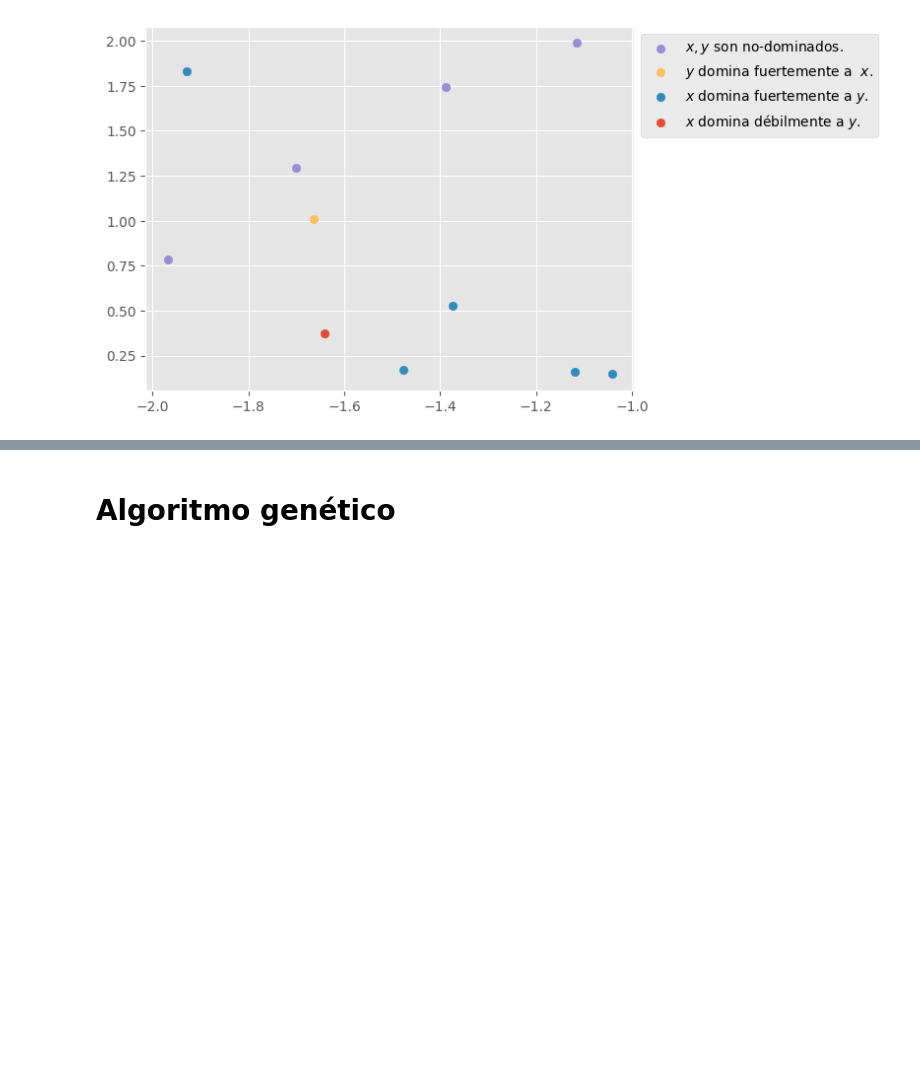
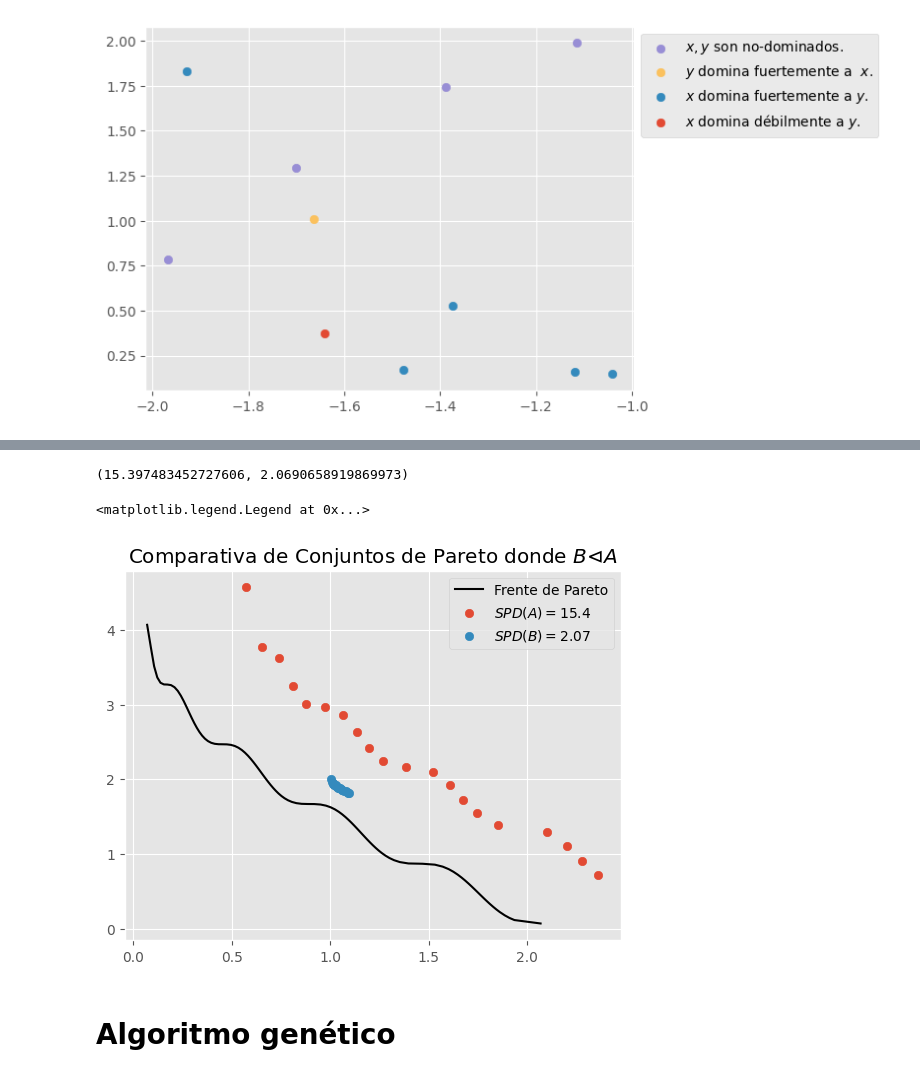
Before and after one commit to linear-regret/Tesis-Latex-LCD, a Jupyter notebook: generando_imgs_tesis.ipynb, the cells around one changed output, grey strips where cells are left out. Saved outputs shown, nothing was run; the diff lists cells and outputs as text; code cells hidden in the pictures; blank space fills up the shorter version.

```diff
--- a/generando_imgs_tesis.ipynb
+++ b/generando_imgs_tesis.ipynb
@@ -142,3 +168,36 @@ Vector v1 weakly dominates v2.
+# %%
+def compute_distance_matrix(points, theta=10):
+    """Compute the matrix M for the SPI based on distances."""
+    n = len(points)
+    M = np.zeros((n, n))
+    for i in range(n):
+        for j in range(n):
+            M[i, j] = np.exp(-theta * np.linalg.norm(points[i] - points[j]))
+    return M
+
+def solow_polasky_indicator(points, theta=10):
+    """Compute the Solow Polasky Indicator."""
+    M = compute_distance_matrix(points, theta)
+    C = np.linalg.inv(M)
+    return np.sum(C)
+
+solow_polasky_indicator(aprox_1),solow_polasky_indicator(aprox_2)
+# %% [output]
+(15.397483452727606, 2.0690658919869973)
+# %%
+plt.title('Comparativa de Conjuntos de Pareto donde $B\\vartriangleleft A$')
+plt.plot(pf[:,0],pf[:,1],label='Frente de Pareto',c='k')
+aprox_1 = pf+0.5
+aprox_1 = aprox_1[::5]
+plt.scatter(aprox_1[:,0],aprox_1[:,1],label=f'$SPD(A)={round(solow_polasky_indicator(aprox_1),2)}$')
+
+aprox_2 = (pf)*0.05+ np.array([1, 1.8])
+aprox_2 = aprox_2[::5]
+plt.scatter(aprox_2[:,0],aprox_2[:,1],label=f'$SPD(B)={round(solow_polasky_indicator(aprox_2),2)}$')
+plt.legend()
+# %% [output]
+<matplotlib.legend.Legend at 0x...>
+[figure, added]
 # %% [markdown]
 # Algoritmo genético
 # %%
```
Also changed, not shown: parts of 32 cells of this notebook, 32 other files.
